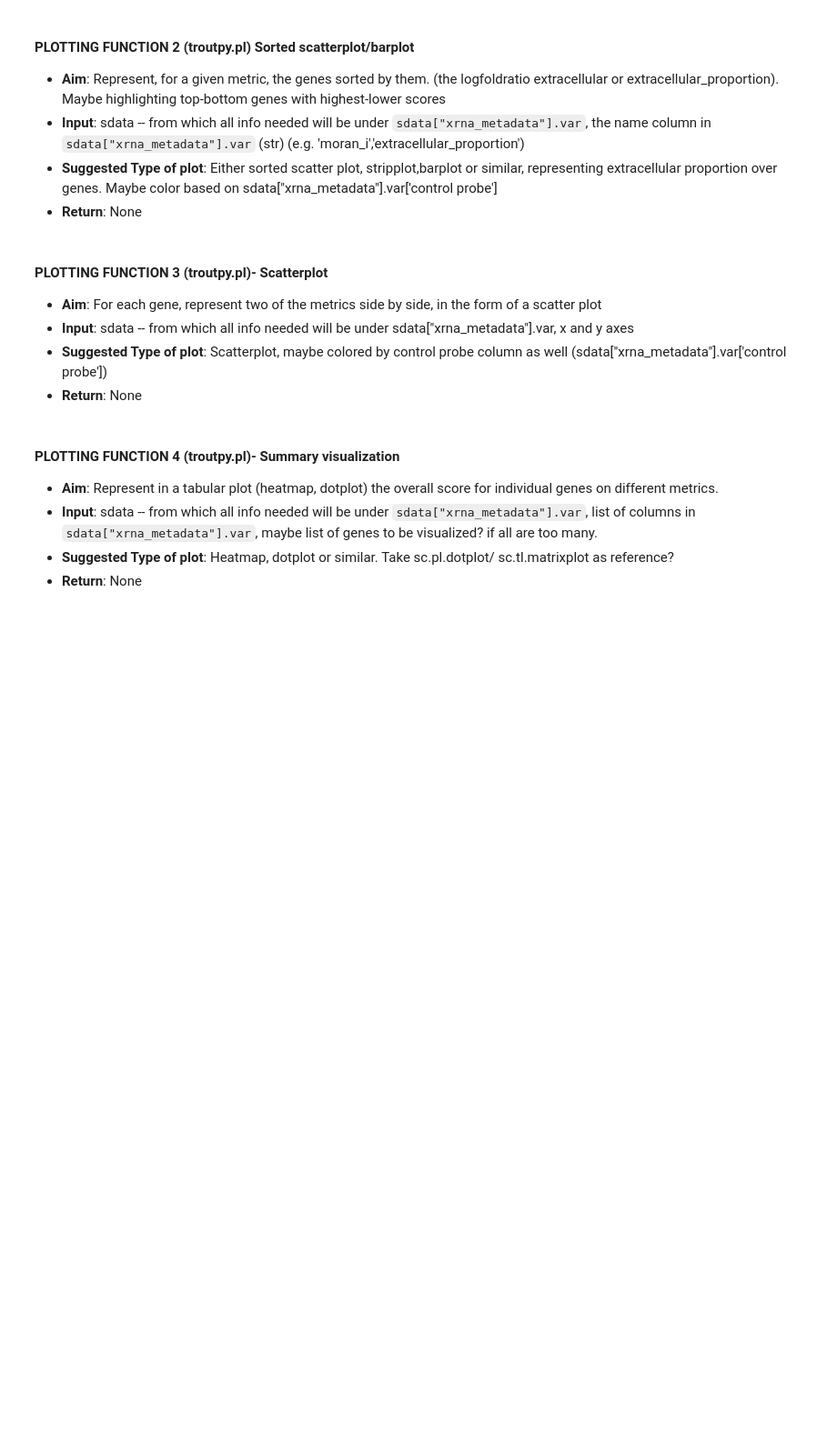
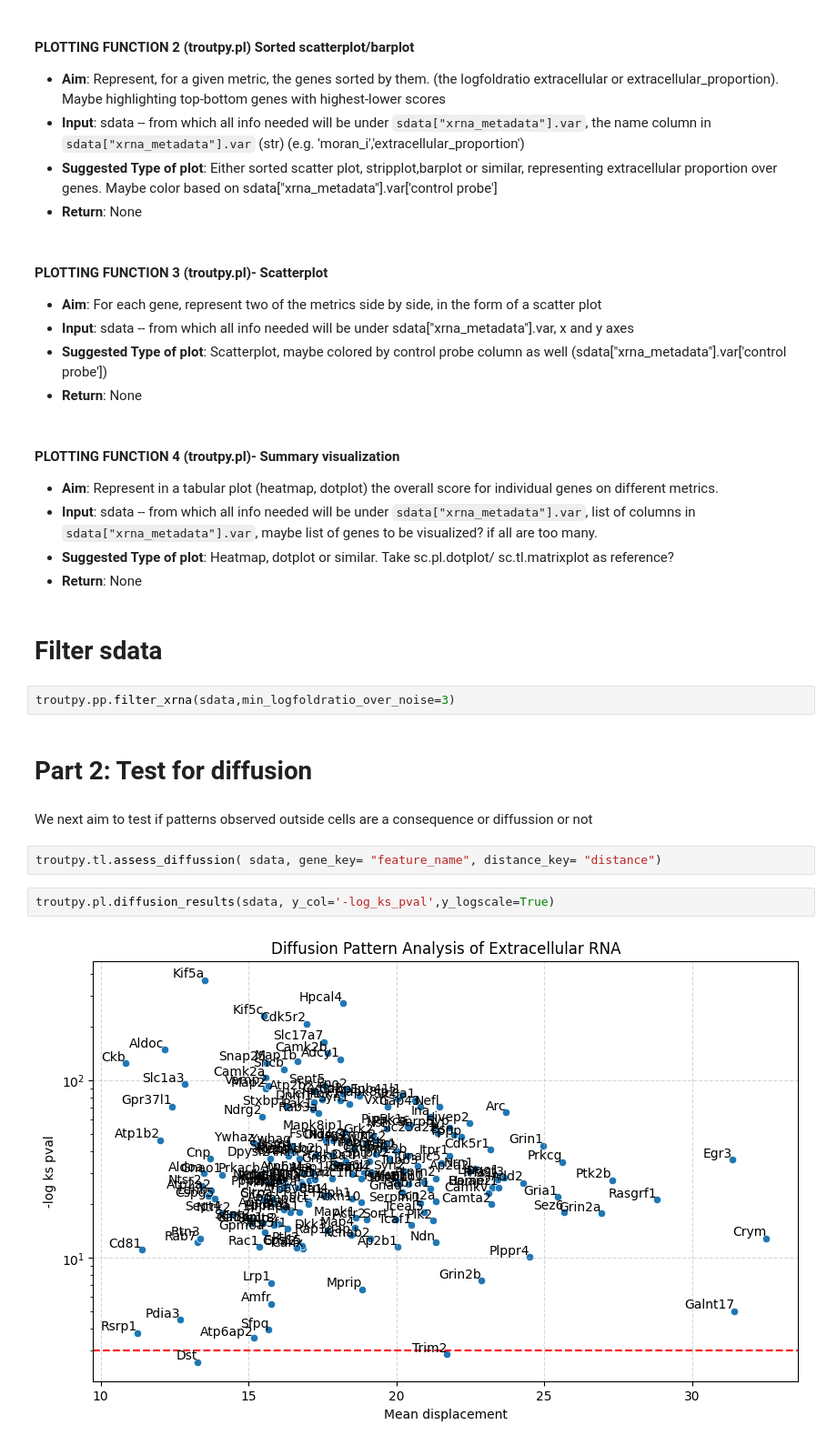
Before and after one commit to theislab/troutpy, a Jupyter notebook: notebooks/spatialdata_tutorials/4_quantify_exRNA.ipynb, the cells around one changed output. Shown at 91% size. Cells and saved outputs as stored; diff of their text form; blank space fills up the shorter version.

Commit message:
diffussion_testing_metrics

```diff
--- a/notebooks/spatialdata_tutorials/4_quantify_exRNA.ipynb
+++ b/notebooks/spatialdata_tutorials/4_quantify_exRNA.ipynb
@@ -137,3 +110,17 @@ exrna_metrics_filt = exrna_metrics.loc[:, ["logfoldratio_over_noise", "logfoldra
 - **Input**: sdata -- from which all info needed will be under `sdata["xrna_metadata"].var`, list of columns in `sdata["xrna_metadata"].var`, maybe list of genes to be visualized? if all are too many.
 - **Suggested Type of plot**: Heatmap, dotplot or similar. Take sc.pl.dotplot/ sc.tl.matrixplot as reference?
 - **Return**: None
+# %% [markdown]
+# Filter sdata
+# %%
+troutpy.pp.filter_xrna(sdata,min_logfoldratio_over_noise=3)
+# %% [markdown]
+# Part 2: Test for diffusion
+# %% [markdown]
+We next aim to test if patterns observed outside cells are a consequence or diffussion or not
+# %%
+troutpy.tl.assess_diffussion( sdata, gene_key= "feature_name", distance_key= "distance")
+# %%
+troutpy.pl.diffusion_results(sdata, y_col='-log_ks_pval',y_logscale=True)
+# %% [output]
+[figure, added]
```
Also changed, not shown: parts of 16 cells of this notebook, 10 other files.
